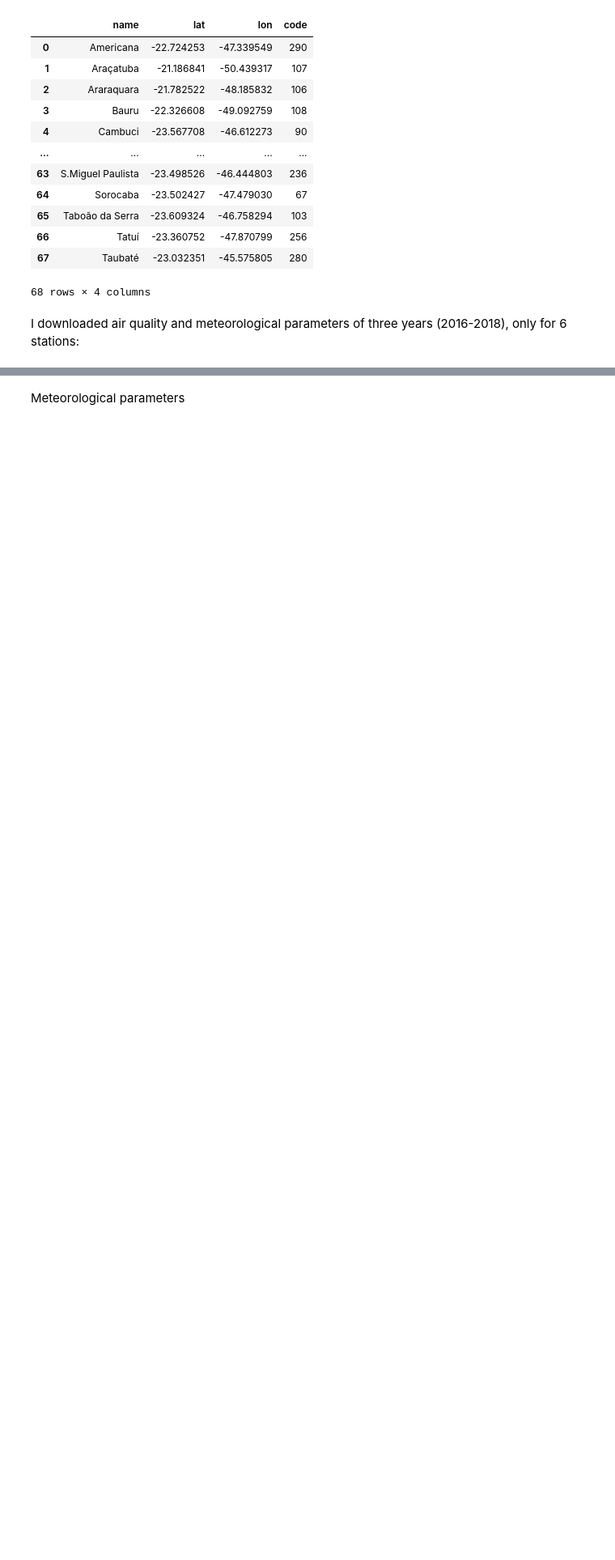
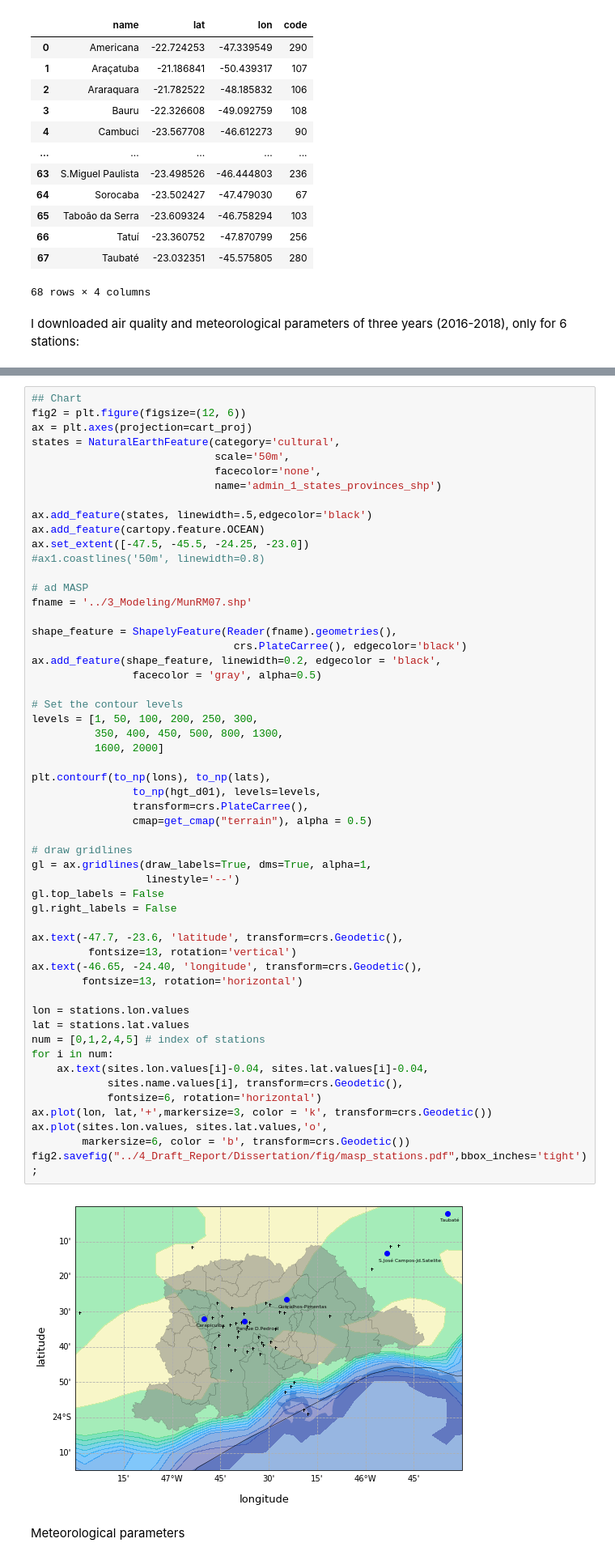
Before and after one commit to adelgadop/PythonObsData, a Jupyter notebook: Ozone.ipynb, the cells around one changed output, grey strips where cells are left out. Shown at 81% size. Cells and saved outputs as stored; diff of their text form; blank space fills up the shorter version.

```diff
--- a/Ozone.ipynb
+++ b/Ozone.ipynb
@@ -64,3 +146,59 @@ stations.loc[[9,21,39,47,61,67],:]
+# %%
+## Chart
+fig2 = plt.figure(figsize=(12, 6))
+ax = plt.axes(projection=cart_proj)
+states = NaturalEarthFeature(category='cultural',
+                             scale='50m',
+                             facecolor='none',
+                             name='admin_1_states_provinces_shp')
+
+ax.add_feature(states, linewidth=.5,edgecolor='black')
+ax.add_feature(cartopy.feature.OCEAN)
+ax.set_extent([-47.5, -45.5, -24.25, -23.0])
+#ax1.coastlines('50m', linewidth=0.8)
+
+# ad MASP
+fname = '../3_Modeling/MunRM07.shp'
+
+shape_feature = ShapelyFeature(Reader(fname).geometries(),
+                                crs.PlateCarree(), edgecolor='black')
+ax.add_feature(shape_feature, linewidth=0.2, edgecolor = 'black',
+                facecolor = 'gray', alpha=0.5)
+
+# Set the contour levels
+levels = [1, 50, 100, 200, 250, 300,
+          350, 400, 450, 500, 800, 1300,
+          1600, 2000]
+
+plt.contourf(to_np(lons), to_np(lats),
+                to_np(hgt_d01), levels=levels,
+                transform=crs.PlateCarree(),
+                cmap=get_cmap("terrain"), alpha = 0.5)
+
+# draw gridlines
+gl = ax.gridlines(draw_labels=True, dms=True, alpha=1,
+                  linestyle='--')
+gl.top_labels = False
+gl.right_labels = False
+
+ax.text(-47.7, -23.6, 'latitude', transform=crs.Geodetic(),
+         fontsize=13, rotation='vertical')
+ax.text(-46.65, -24.40, 'longitude', transform=crs.Geodetic(),
+        fontsize=13, rotation='horizontal')
+
+lon = stations.lon.values
+lat = stations.lat.values
+num = [0,1,2,4,5] # index of stations
+for i in num:
+    ax.text(sites.lon.values[i]-0.04, sites.lat.values[i]-0.04,
+            sites.name.values[i], transform=crs.Geodetic(),
+            fontsize=6, rotation='horizontal')
+ax.plot(lon, lat,'+',markersize=3, color = 'k', transform=crs.Geodetic())
+ax.plot(sites.lon.values, sites.lat.values,'o',
+        markersize=6, color = 'b', transform=crs.Geodetic())
+fig2.savefig("../4_Draft_Report/Dissertation/fig/masp_stations.pdf",bbox_inches='tight');
+# %% [output]
+[figure, added]
 # %% [markdown]
 Meteorological parameters
 # %%
```
Also changed, not shown: parts of 7 cells of this notebook.
